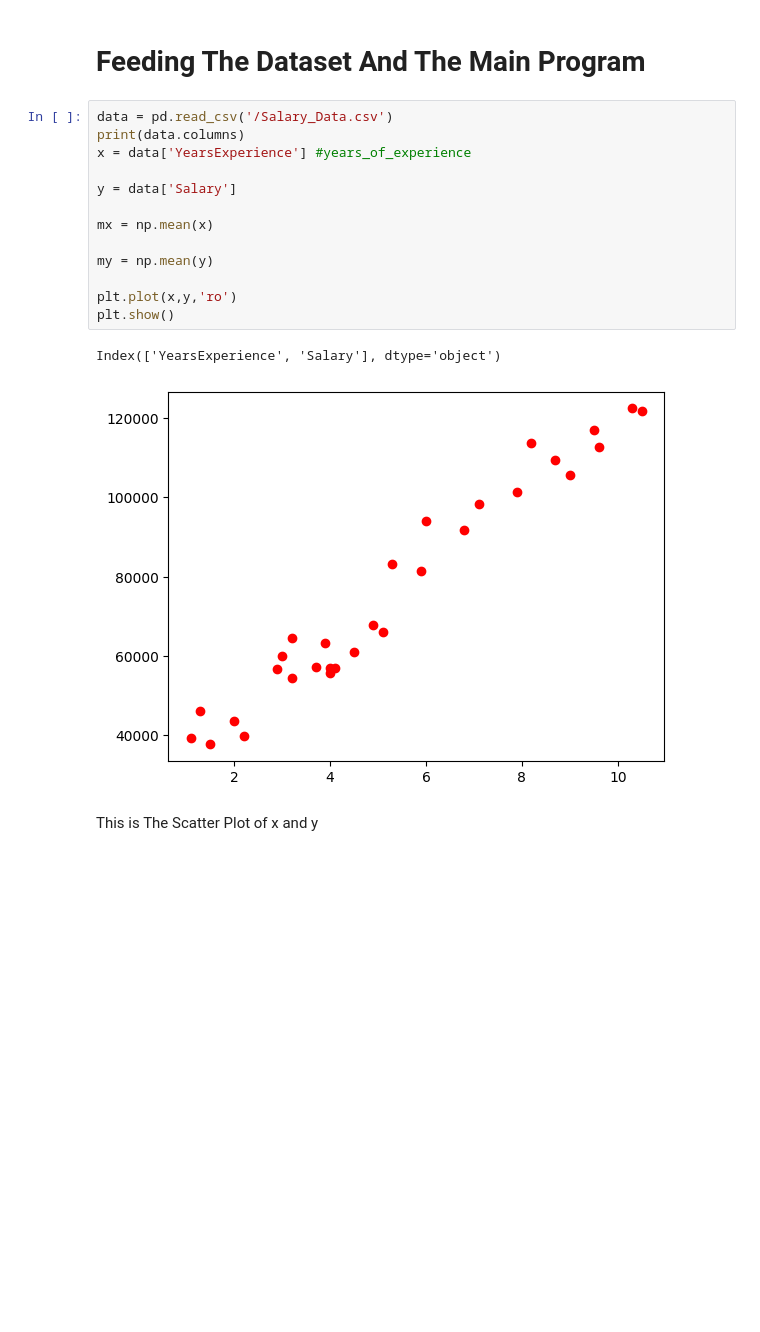
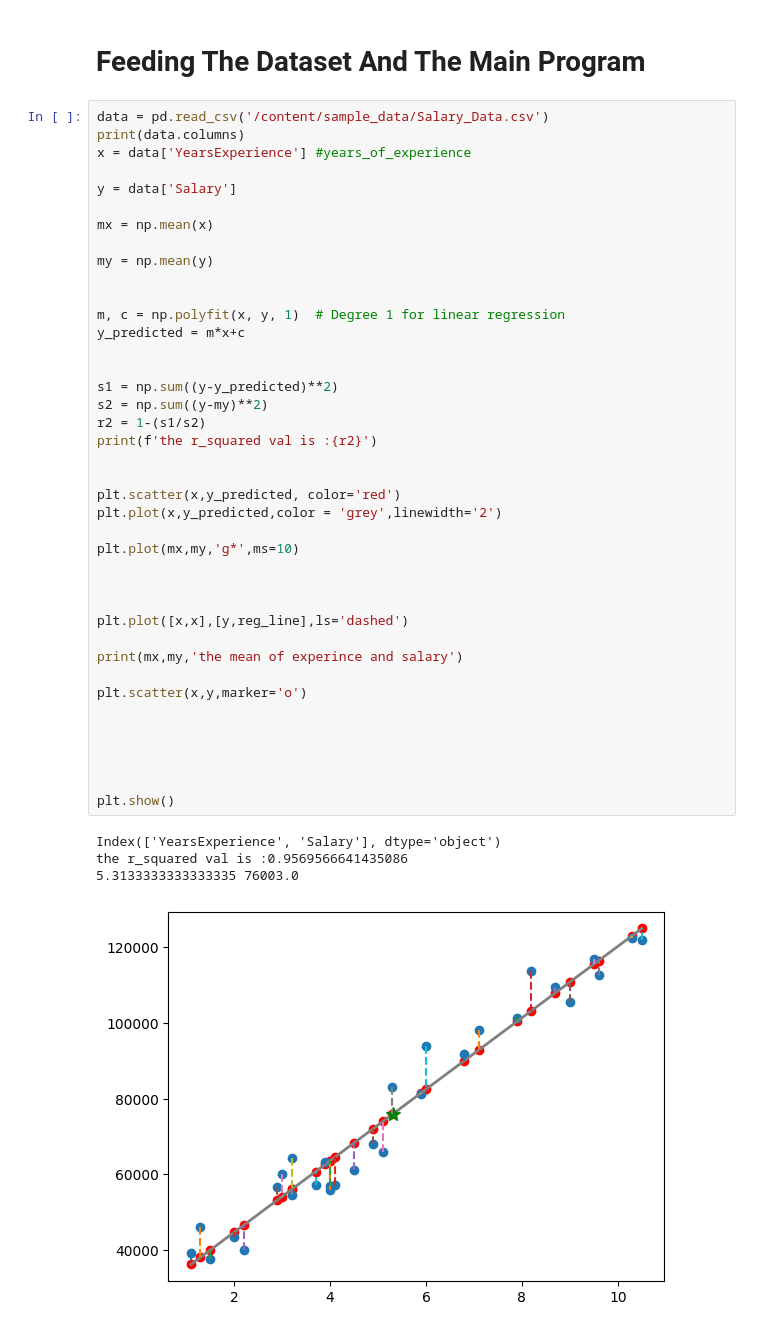
Before and after one commit to KARTHI3106/IEEE-RnD, a Jupyter notebook: linear_regression.ipynb, the cells around one changed output. Cells and saved outputs as stored; diff of their text form; blank space fills up the shorter version.

```diff
--- a/linear_regression.ipynb
+++ b/linear_regression.ipynb
@@ -19,21 +19,48 @@ import numpy as np
 import pandas as pd
 # %% [markdown]
 # Feeding The Dataset And The Main Program
-# %%
-data = pd.read_csv('/Salary_Data.csv')
-print(data.columns)
-x = data['YearsExperience'] #years_of_experience
-
-y = data['Salary']
-
-mx = np.mean(x)
-
-my = np.mean(y)
-
-plt.plot(x,y,'ro')
-plt.show()
-# %% [output]
-Index(['YearsExperience', 'Salary'], dtype='object')
-[figure, removed]
-# %% [markdown]
-This is The Scatter Plot of x and y
+# %%
+data = pd.read_csv('/content/sample_data/Salary_Data.csv')
+print(data.columns)
+x = data['YearsExperience'] #years_of_experience
+
+y = data['Salary']
+
+mx = np.mean(x)
+
+my = np.mean(y)
+
+
+m, c = np.polyfit(x, y, 1)  # Degree 1 for linear regression
+y_predicted = m*x+c
+
+
+s1 = np.sum((y-y_predicted)**2)
+s2 = np.sum((y-my)**2)
+r2 = 1-(s1/s2)
+print(f'the r_squared val is :{r2}')
+
+
+plt.scatter(x,y_predicted, color='red')
+plt.plot(x,y_predicted,color = 'grey',linewidth='2')
+
+plt.plot(mx,my,'g*',ms=10)
+
+
+
+plt.plot([x,x],[y,reg_line],ls='dashed')
+
+print(mx,my,'the mean of experince and salary')
+
+plt.scatter(x,y,marker='o')
+
+
+
+
+
+plt.show()
+# %% [output]
+Index(['YearsExperience', 'Salary'], dtype='object')
+the r_squared val is :0.9569566641435086
+5.3133333333333335 76003.0
+[figure, added]
```
Also changed, not shown: parts of 1 cell of this notebook.
